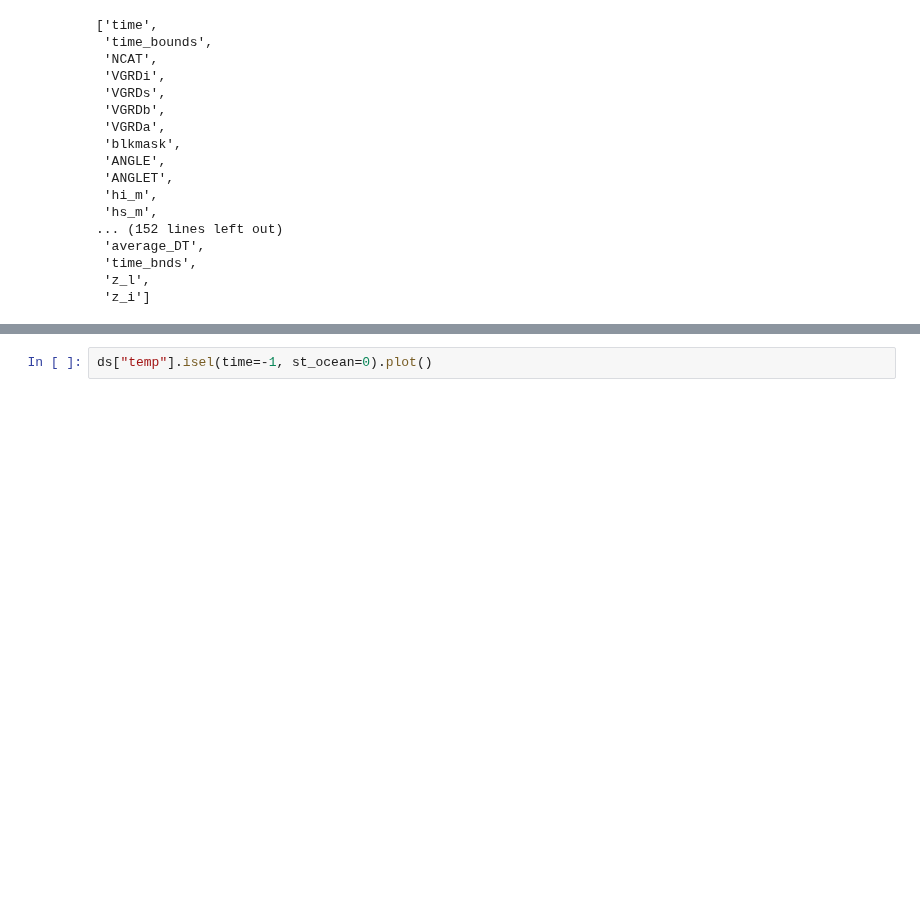
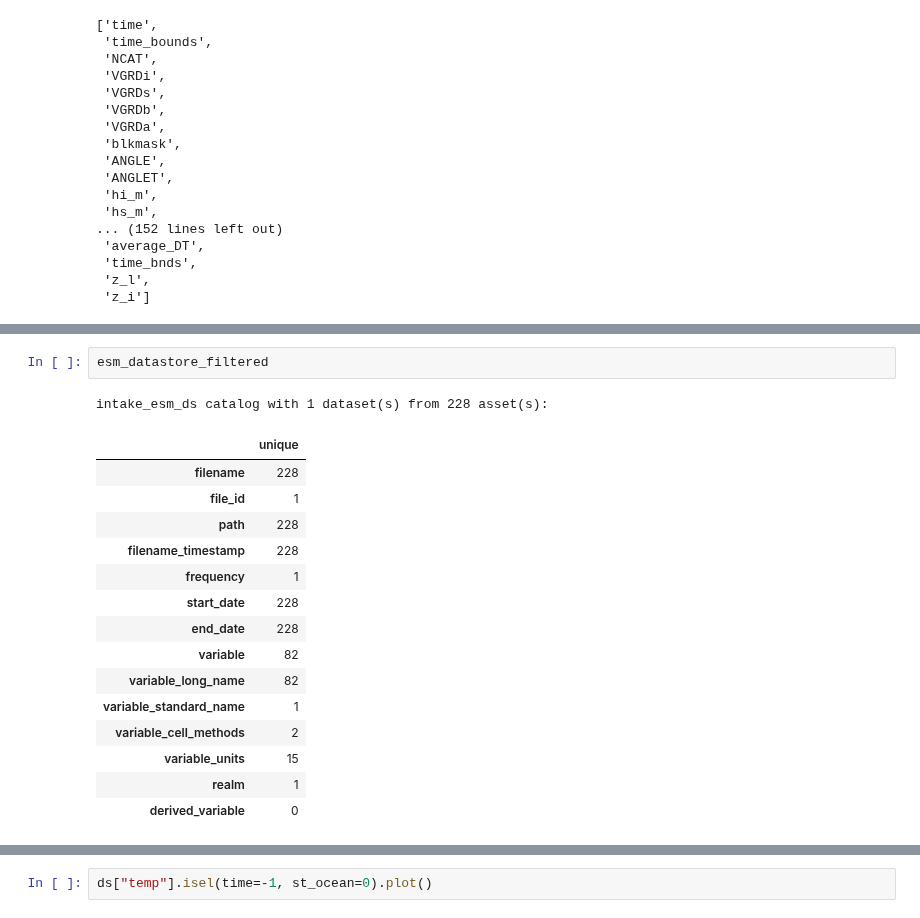
Before and after one commit to NoahDay/access-om3-analysis, a Jupyter notebook: test_using_intake_datastores.ipynb, the cells around one changed output, grey strips where cells are left out. Drawn from its saved outputs; the diff is of its cells as text; blank space fills up the shorter version.

```diff
--- a/test_using_intake_datastores.ipynb
+++ b/test_using_intake_datastores.ipynb
@@ -76,2 +81,21 @@ Wall time: 4.3 s
+# %%
+esm_datastore_filtered
+# %% [output]
+intake_esm_ds catalog with 1 dataset(s) from 228 asset(s):
+|  | unique |
+| filename | 228 |
+| file_id | 1 |
+| path | 228 |
+| filename_timestamp | 228 |
+| frequency | 1 |
+| start_date | 228 |
+| end_date | 228 |
+| variable | 82 |
+| variable_long_name | 82 |
+| variable_standard_name | 1 |
+| variable_cell_methods | 2 |
+| variable_units | 15 |
+| realm | 1 |
+| derived_variable | 0 |
 # %%
 %%time
```
Also changed, not shown: parts of 5 cells of this notebook, 3 other files.
